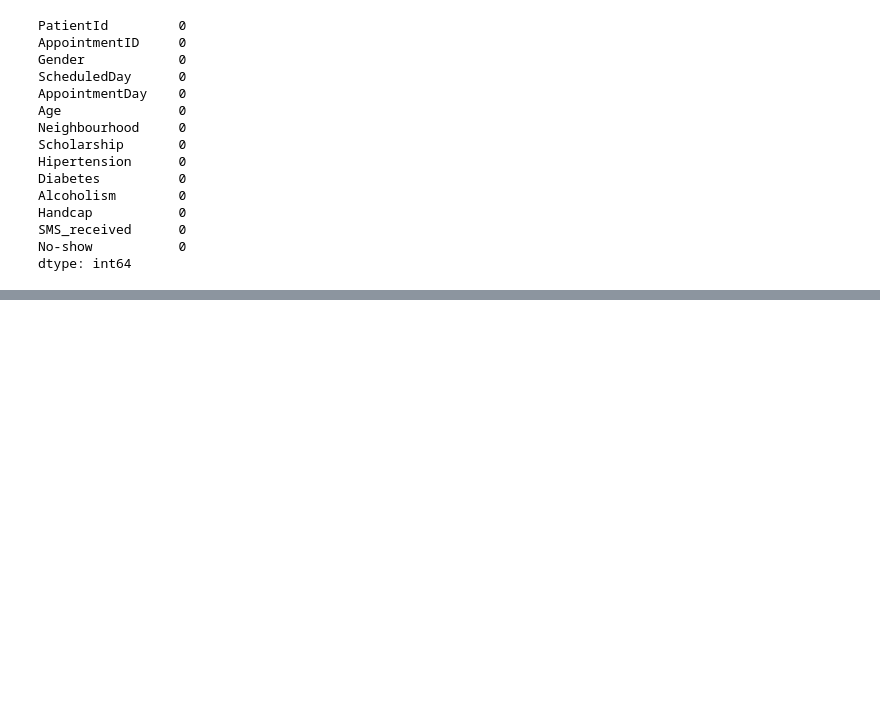
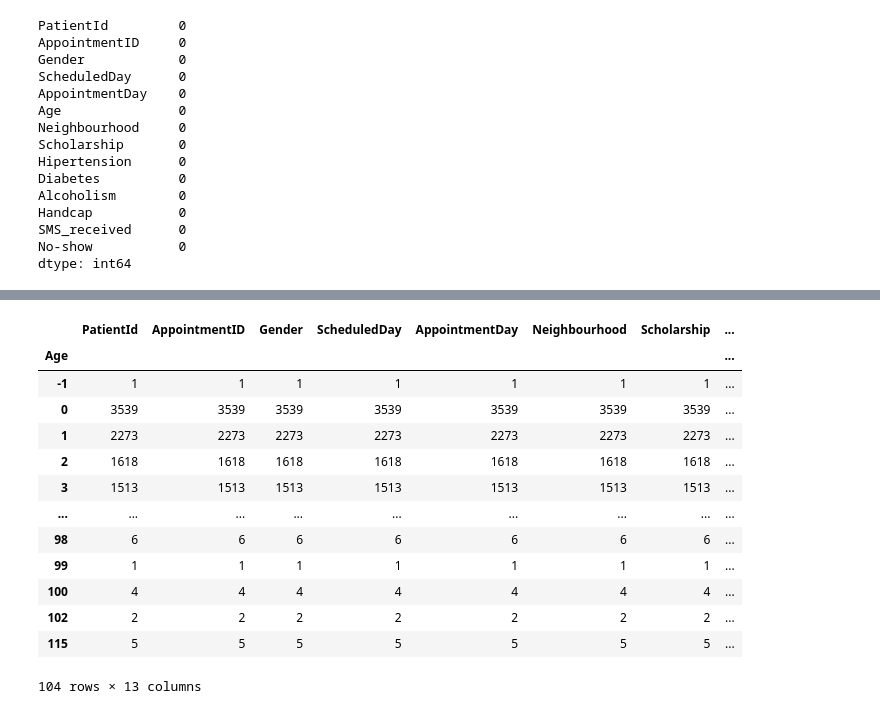
Before and after one commit to sakh-ML/Proojj, a Jupyter notebook: ML/AppointNoShow.ipynb, the cells around one changed output, grey strips where cells are left out. Saved outputs shown, nothing was run; the diff lists cells and outputs as text; code cells hidden in the pictures; blank space fills up the shorter version.

```diff
--- a/ML/AppointNoShow.ipynb
+++ b/ML/AppointNoShow.ipynb
@@ -46,0 +67,17 @@ dtype: int64
+# %%
+df.groupby('Age').count()
+# %% [output]
+|  | PatientId | AppointmentID | Gender | ScheduledDay | AppointmentDay | Neighbourhood | Scholarship | ... |
+| Age |  |  |  |  |  |  |  | ... |
+| -1 | 1 | 1 | 1 | 1 | 1 | 1 | 1 | ... |
+| 0 | 3539 | 3539 | 3539 | 3539 | 3539 | 3539 | 3539 | ... |
+| 1 | 2273 | 2273 | 2273 | 2273 | 2273 | 2273 | 2273 | ... |
+| 2 | 1618 | 1618 | 1618 | 1618 | 1618 | 1618 | 1618 | ... |
+| 3 | 1513 | 1513 | 1513 | 1513 | 1513 | 1513 | 1513 | ... |
+| ... | ... | ... | ... | ... | ... | ... | ... | ... |
+| 98 | 6 | 6 | 6 | 6 | 6 | 6 | 6 | ... |
+| 99 | 1 | 1 | 1 | 1 | 1 | 1 | 1 | ... |
+| 100 | 4 | 4 | 4 | 4 | 4 | 4 | 4 | ... |
+| 102 | 2 | 2 | 2 | 2 | 2 | 2 | 2 | ... |
+| 115 | 5 | 5 | 5 | 5 | 5 | 5 | 5 | ... |
+104 rows × 13 columns
```
Also changed, not shown: parts of 23 cells of this notebook.
